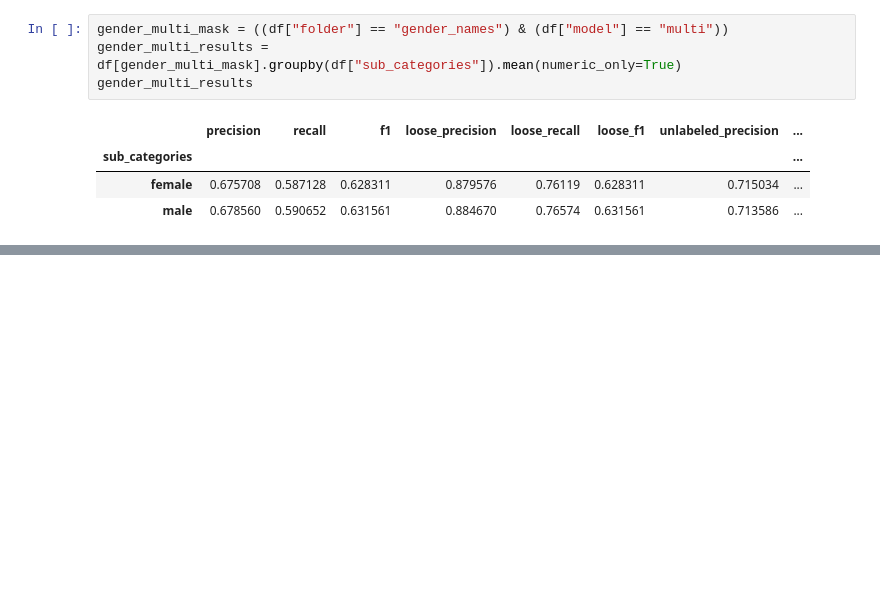
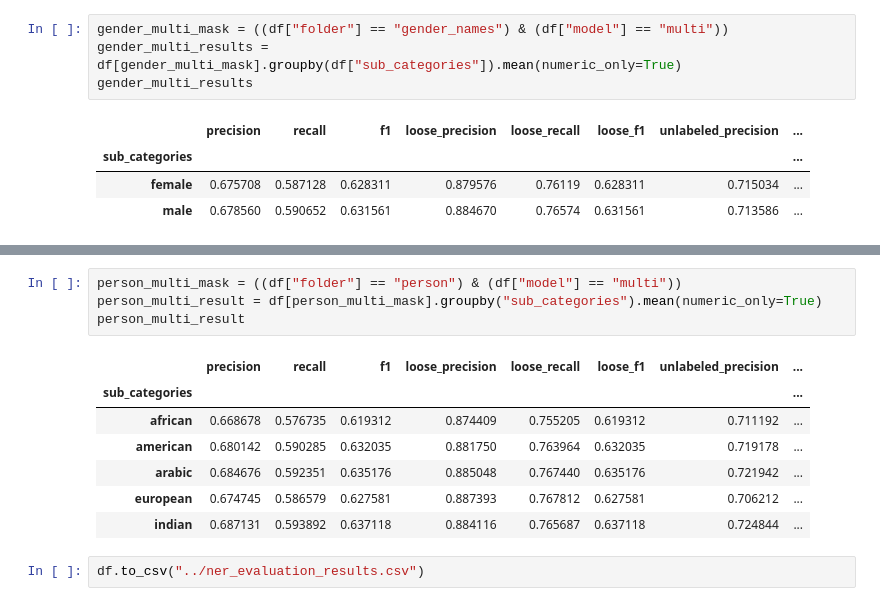
Before and after one commit to BossThePro/NLPProject-Group-SLP, a Jupyter notebook: code/evaluation.ipynb, the cells around one changed output, grey strips where cells are left out. Drawn from its saved outputs; the diff is of its cells as text; blank space fills up the shorter version.

Commit message:
Evaluation metrics on updated sets

```diff
--- a/code/evaluation.ipynb
+++ b/code/evaluation.ipynb
@@ -328,0 +384,14 @@ pronouns_multi_results
+# %%
+person_multi_mask = ((df["folder"] == "person") & (df["model"] == "multi"))
+person_multi_result = df[person_multi_mask].groupby("sub_categories").mean(numeric_only=True)
+person_multi_result
+# %% [output]
+|  | precision | recall | f1 | loose_precision | loose_recall | loose_f1 | unlabeled_precision | ... |
+| sub_categories |  |  |  |  |  |  |  | ... |
+| african | 0.668678 | 0.576735 | 0.619312 | 0.874409 | 0.755205 | 0.619312 | 0.711192 | ... |
+| american | 0.680142 | 0.590285 | 0.632035 | 0.881750 | 0.763964 | 0.632035 | 0.719178 | ... |
+| arabic | 0.684676 | 0.592351 | 0.635176 | 0.885048 | 0.767440 | 0.635176 | 0.721942 | ... |
+| european | 0.674745 | 0.586579 | 0.627581 | 0.887393 | 0.767812 | 0.627581 | 0.706212 | ... |
+| indian | 0.687131 | 0.593892 | 0.637118 | 0.884116 | 0.765687 | 0.637118 | 0.724844 | ... |
+# %%
+df.to_csv("../ner_evaluation_results.csv")
```
Also changed, not shown: parts of 9 cells of this notebook, 1 other file.
